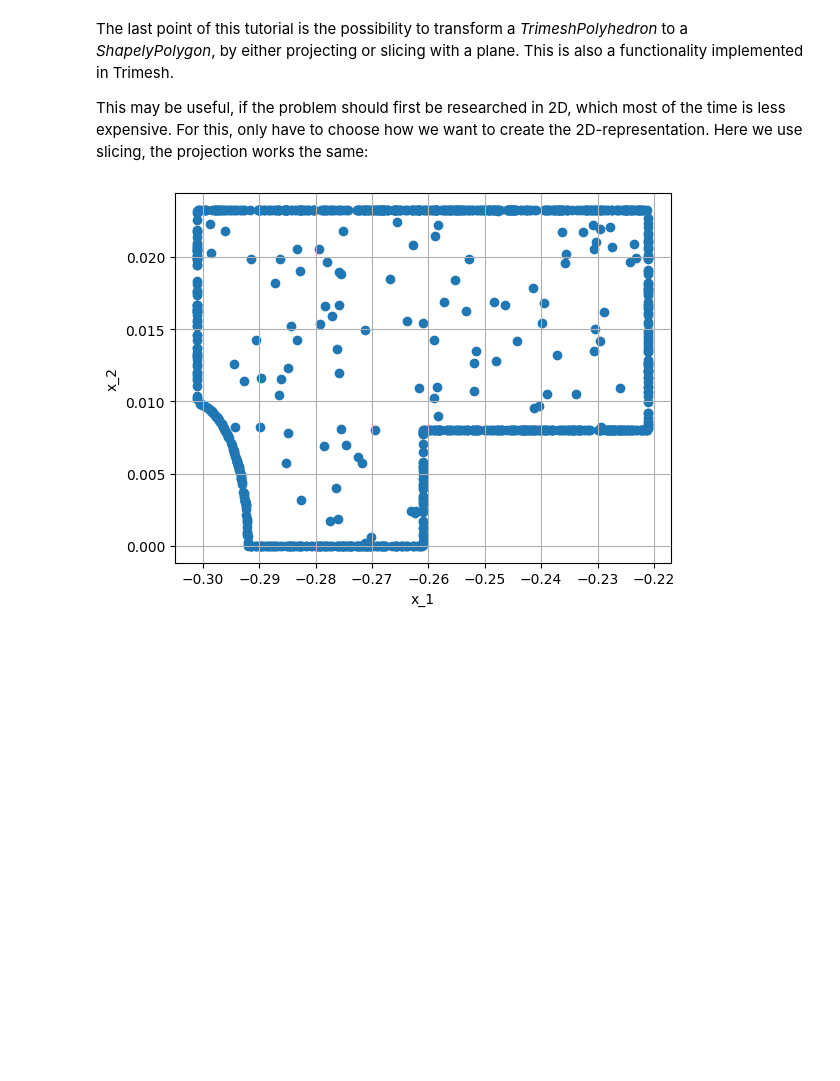
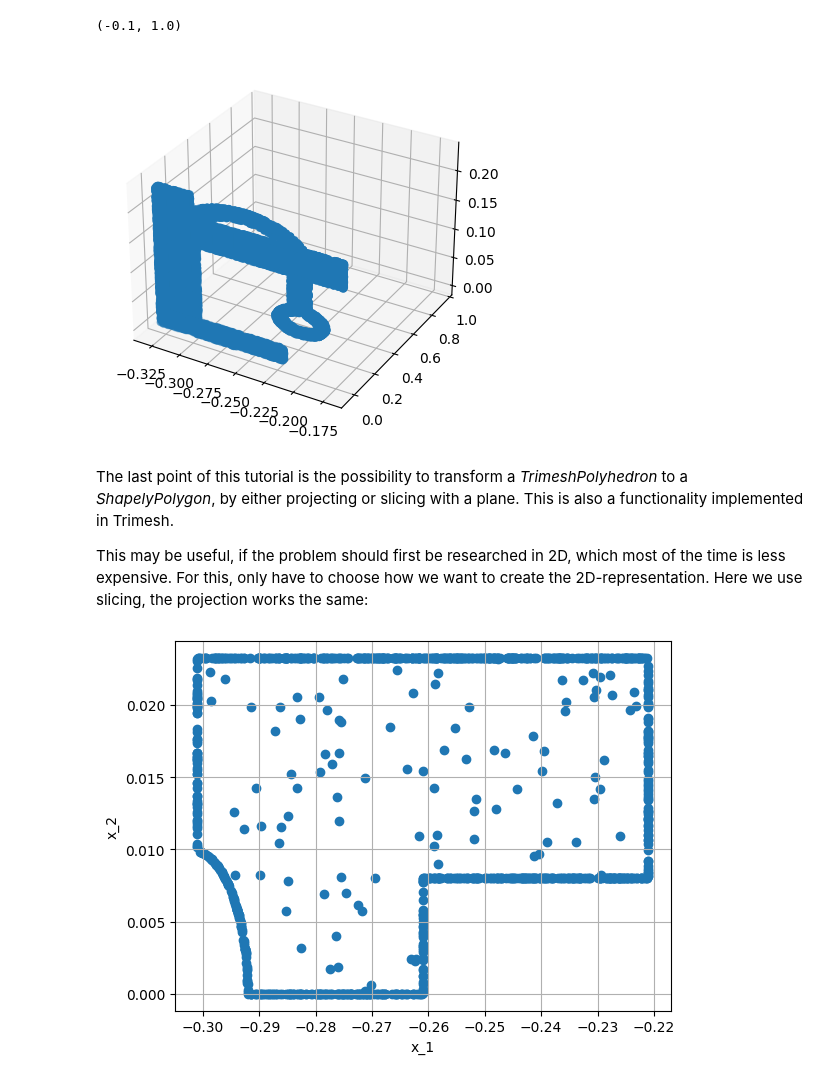
Before and after one commit to praksharma/DeepINN, a Jupyter notebook: Tutorials/1. Geometry/UKAEA SUT.ipynb, the cells around one changed output. Saved outputs shown, nothing was run; the diff lists cells and outputs as text; code cells hidden in the pictures; blank space fills up the shorter version.

```diff
--- a/Tutorials/1. Geometry/UKAEA SUT.ipynb
+++ b/Tutorials/1. Geometry/UKAEA SUT.ipynb
@@ -27,3 +26,16 @@ dp.utils.scatter(X, P_sampler)
+# %%
+import matplotlib.pyplot as plt
+P_points = P_sampler.sample_points()
+# %%
+P_points = P_points.as_tensor.detach().cpu().numpy()
+# %%
+fig = plt.figure()
+ax = fig.add_subplot(projection='3d')
+ax.scatter(P_points[:,0], P_points[:,1], P_points[:,2])
+ax.set_ylim(-0.1, 1)
+# %% [output]
+(-0.1, 1.0)
+[figure, added]
 # %% [markdown]
 The last point of this tutorial is the possibility to transform a *TrimeshPolyhedron* to a *ShapelyPolygon*, by either projecting or slicing with a plane. This is also a functionality implemented in Trimesh.
 
```
Also changed, not shown: parts of 4 cells of this notebook.
